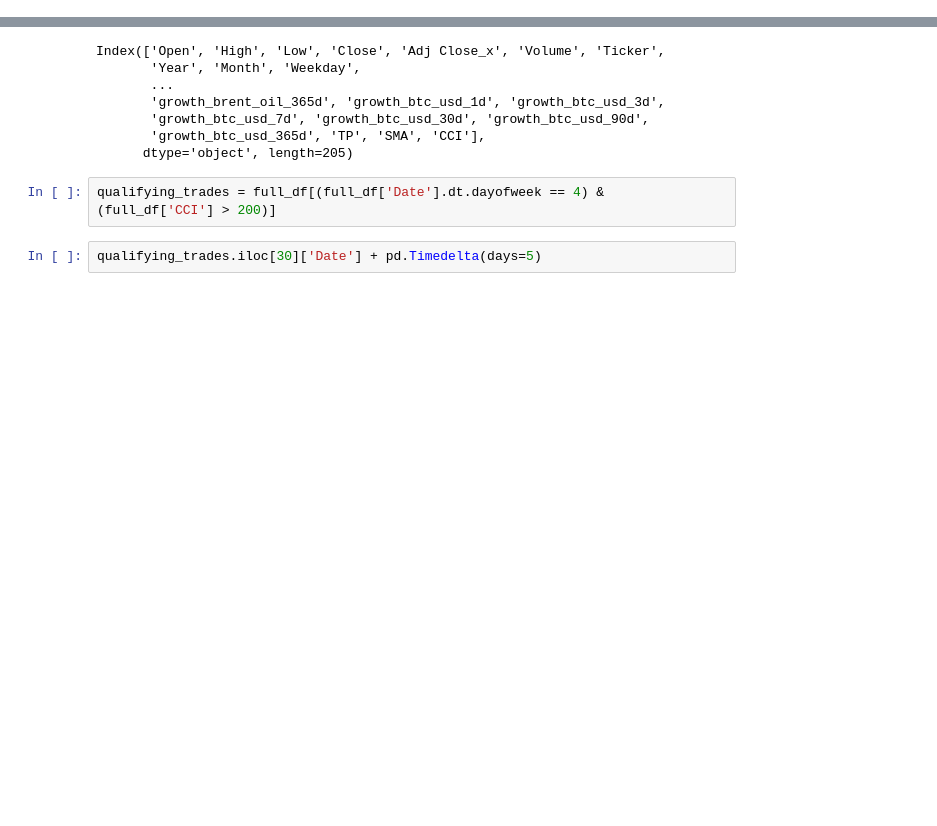
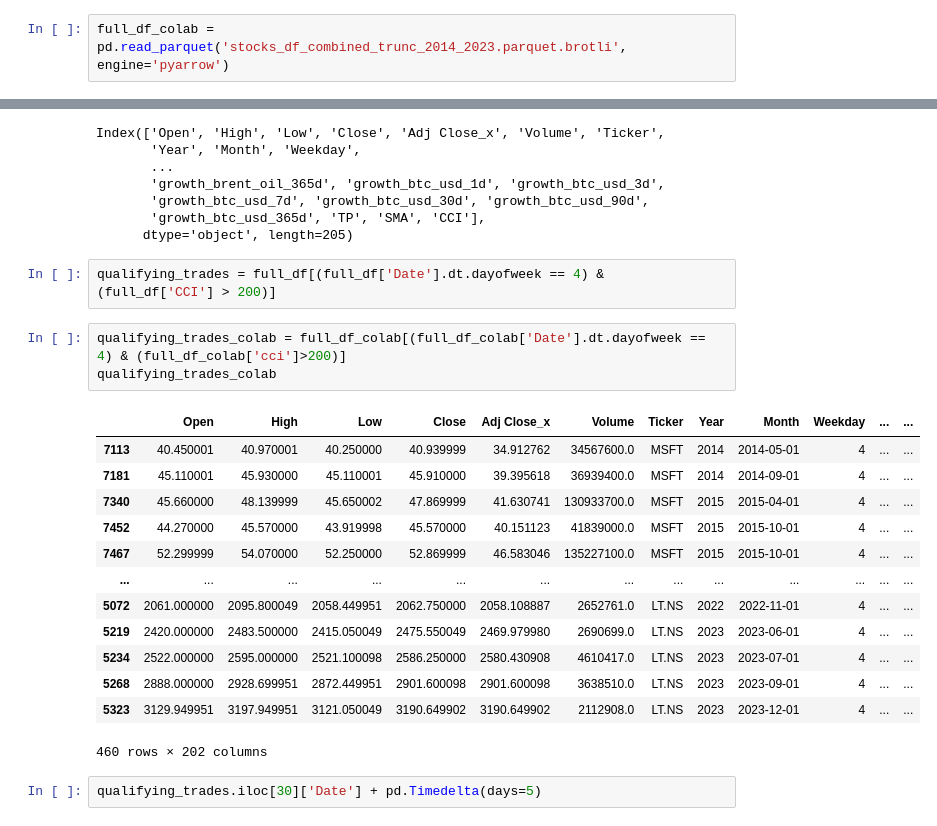
Before and after one commit to Cerpint4xt/stock-markets-analytics-zoomcamp, a Jupyter notebook: myhomeworks/homework_2.ipynb, the cells around one changed output, grey strips where cells are left out. Saved outputs shown, nothing was run; the diff lists cells and outputs as text; blank space fills up the shorter version.

```diff
--- a/myhomeworks/homework_2.ipynb
+++ b/myhomeworks/homework_2.ipynb
@@ -724,3 +724,5 @@ Additional:
 ---
 # %%
 full_df = pd.read_parquet('stocks_df_combined_2024_05_06.parquet.brotli', engine='pyarrow')
+# %%
+full_df_colab = pd.read_parquet('stocks_df_combined_trunc_2014_2023.parquet.brotli', engine='pyarrow')
@@ -780,6 +802,23 @@ Index(['Open', 'High', 'Low', 'Close', 'Adj Close_x', 'Volume', 'Ticker',
       dtype='object', length=205)
 # %%
 qualifying_trades = full_df[(full_df['Date'].dt.dayofweek == 4) & (full_df['CCI'] > 200)]
+# %%
+qualifying_trades_colab = full_df_colab[(full_df_colab['Date'].dt.dayofweek == 4) & (full_df_colab['cci']>200)]
+qualifying_trades_colab
+# %% [output]
+|  | Open | High | Low | Close | Adj Close_x | Volume | Ticker | Year | Month | Weekday | ... | ... |
+| 7113 | 40.450001 | 40.970001 | 40.250000 | 40.939999 | 34.912762 | 34567600.0 | MSFT | 2014 | 2014-05-01 | 4 | ... | ... |
+| 7181 | 45.110001 | 45.930000 | 45.110001 | 45.910000 | 39.395618 | 36939400.0 | MSFT | 2014 | 2014-09-01 | 4 | ... | ... |
+| 7340 | 45.660000 | 48.139999 | 45.650002 | 47.869999 | 41.630741 | 130933700.0 | MSFT | 2015 | 2015-04-01 | 4 | ... | ... |
+| 7452 | 44.270000 | 45.570000 | 43.919998 | 45.570000 | 40.151123 | 41839000.0 | MSFT | 2015 | 2015-10-01 | 4 | ... | ... |
+| 7467 | 52.299999 | 54.070000 | 52.250000 | 52.869999 | 46.583046 | 135227100.0 | MSFT | 2015 | 2015-10-01 | 4 | ... | ... |
+| ... | ... | ... | ... | ... | ... | ... | ... | ... | ... | ... | ... | ... |
+| 5072 | 2061.000000 | 2095.800049 | 2058.449951 | 2062.750000 | 2058.108887 | 2652761.0 | LT.NS | 2022 | 2022-11-01 | 4 | ... | ... |
+| 5219 | 2420.000000 | 2483.500000 | 2415.050049 | 2475.550049 | 2469.979980 | 2690699.0 | LT.NS | 2023 | 2023-06-01 | 4 | ... | ... |
+| 5234 | 2522.000000 | 2595.000000 | 2521.100098 | 2586.250000 | 2580.430908 | 4610417.0 | LT.NS | 2023 | 2023-07-01 | 4 | ... | ... |
+| 5268 | 2888.000000 | 2928.699951 | 2872.449951 | 2901.600098 | 2901.600098 | 3638510.0 | LT.NS | 2023 | 2023-09-01 | 4 | ... | ... |
+| 5323 | 3129.949951 | 3197.949951 | 3121.050049 | 3190.649902 | 3190.649902 | 2112908.0 | LT.NS | 2023 | 2023-12-01 | 4 | ... | ... |
+460 rows × 202 columns
 # %%
 qualifying_trades.iloc[30]['Date'] + pd.Timedelta(days=5)
 # %% [output]
```
Also changed, not shown: parts of 2 cells of this notebook.
